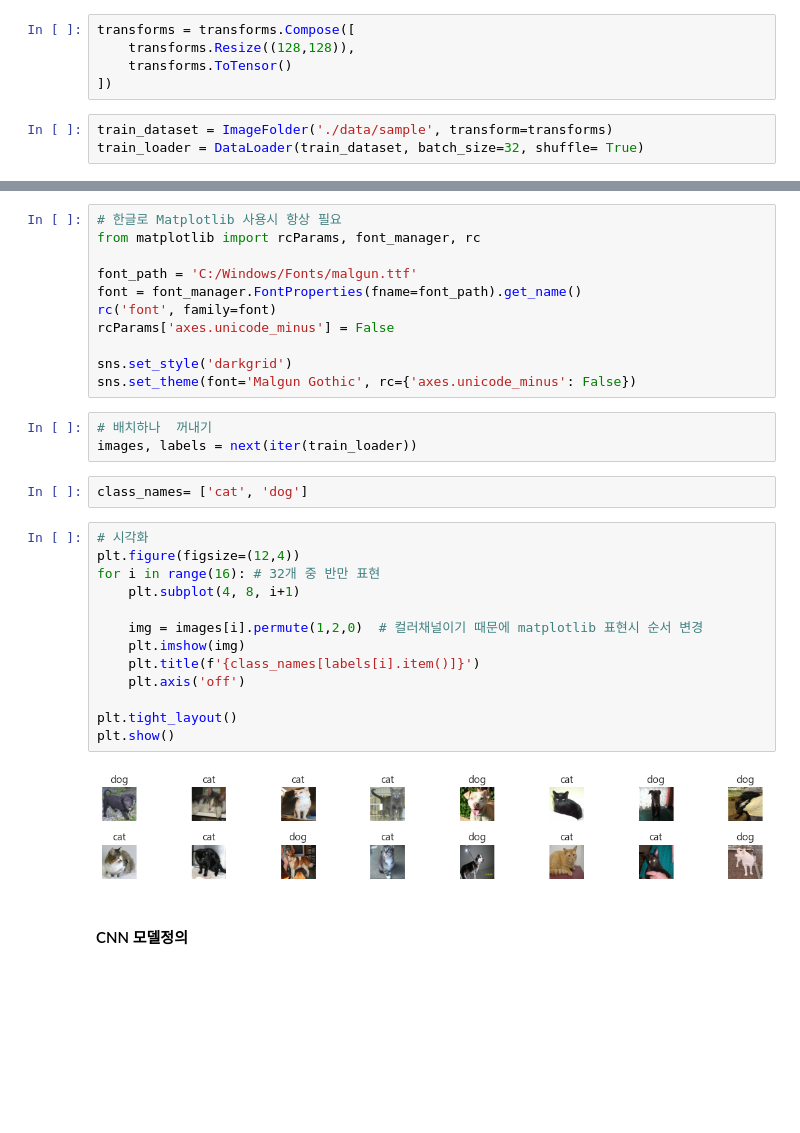
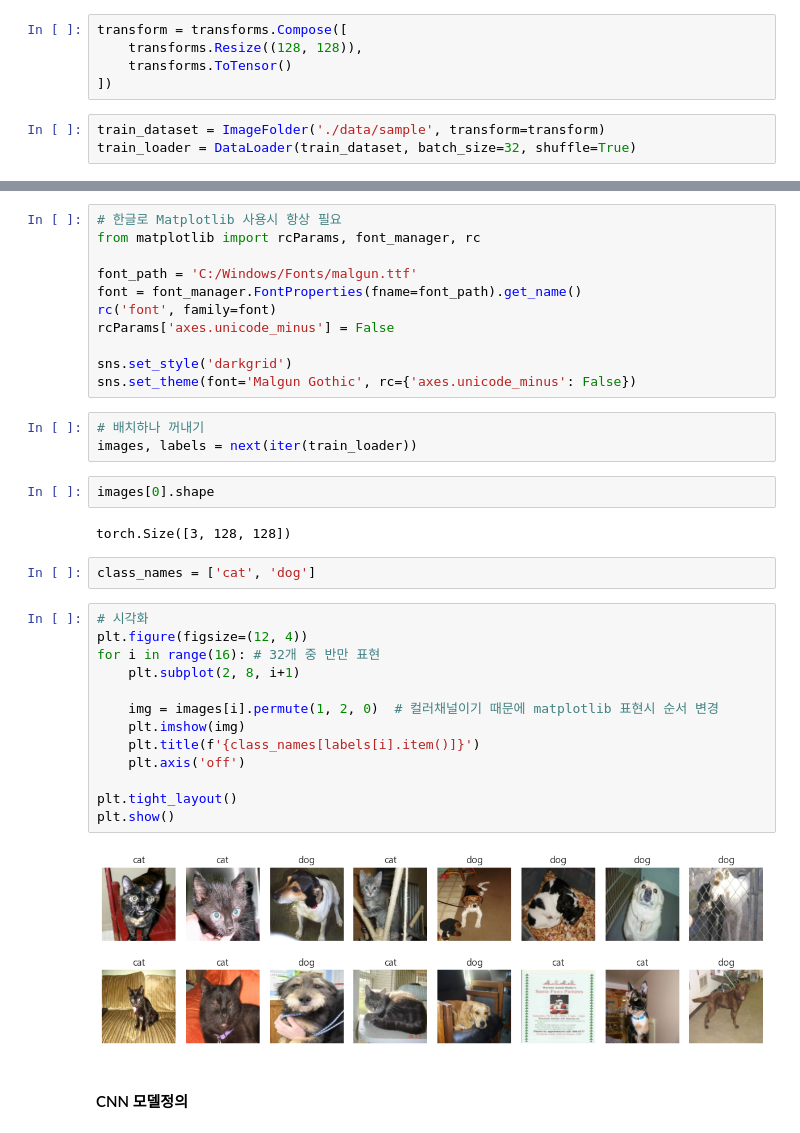
Before and after one commit to pgh157/iot-dataanalysis-2025, a Jupyter notebook: day07/mldl01_Cats_and_Dogs_이진분류.ipynb, the cells around one changed output, grey strips where cells are left out. Saved outputs shown, nothing was run; the diff lists cells and outputs as text; blank space fills up the shorter version.

```diff
--- a/day07/mldl01_Cats_and_Dogs_이진분류.ipynb
+++ b/day07/mldl01_Cats_and_Dogs_이진분류.ipynb
@@ -95,13 +93,13 @@ from torchvision.datasets import ImageFolder
 from torchvision import transforms
 from torch.utils.data import Dataset, DataLoader
 # %%
-transforms = transforms.Compose([
-    transforms.Resize((128,128)),
+transform = transforms.Compose([
+    transforms.Resize((128, 128)),
     transforms.ToTensor()
 ])
 # %%
-train_dataset = ImageFolder('./data/sample', transform=transforms)
-train_loader = DataLoader(train_dataset, batch_size=32, shuffle= True)
+train_dataset = ImageFolder('./data/sample', transform=transform)
+train_loader = DataLoader(train_dataset, batch_size=32, shuffle=True)
 # %% [markdown]
 #### train_loader 시각화
 # %%
@@ -121,25 +119,29 @@ rcParams['axes.unicode_minus'] = False
 sns.set_style('darkgrid')
 sns.set_theme(font='Malgun Gothic', rc={'axes.unicode_minus': False})
 # %%
-# 배치하나  꺼내기
+# 배치하나 꺼내기
 images, labels = next(iter(train_loader))
+# %%
+images[0].shape
+# %% [output]
+torch.Size([3, 128, 128])
 # %%
-class_names= ['cat', 'dog']
+class_names = ['cat', 'dog']
 # %%
 # 시각화
-plt.figure(figsize=(12,4))
+plt.figure(figsize=(12, 4))
 for i in range(16): # 32개 중 반만 표현
-    plt.subplot(4, 8, i+1)
+    plt.subplot(2, 8, i+1)
 
-    img = images[i].permute(1,2,0)  # 컬러채널이기 때문에 matplotlib 표현시 순서 변경
+    img = images[i].permute(1, 2, 0)  # 컬러채널이기 때문에 matplotlib 표현시 순서 변경
     plt.imshow(img)
     plt.title(f'{class_names[labels[i].item()]}')
     plt.axis('off')
 
 plt.tight_layout()
 plt.show()
 # %% [output]
-[figure, old version]
+[figure, new version]
 # %% [markdown]
 #### CNN 모델정의
 # %%
```
Also changed, not shown: parts of 26 cells of this notebook, 3 other files.
